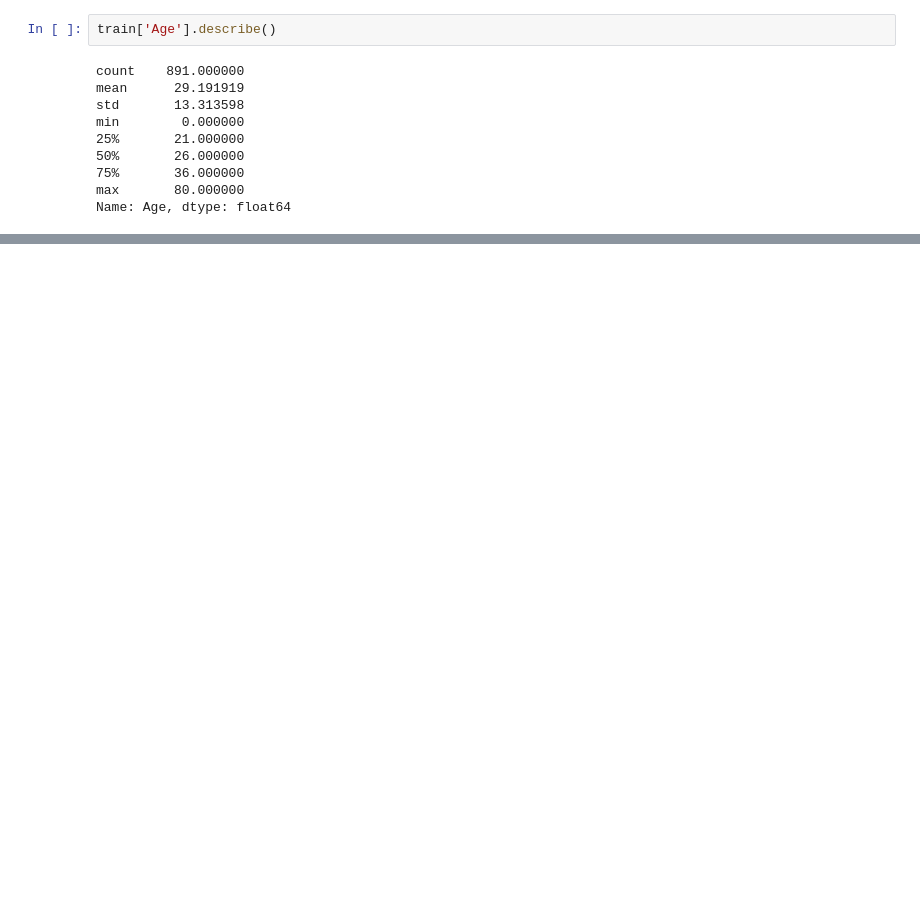
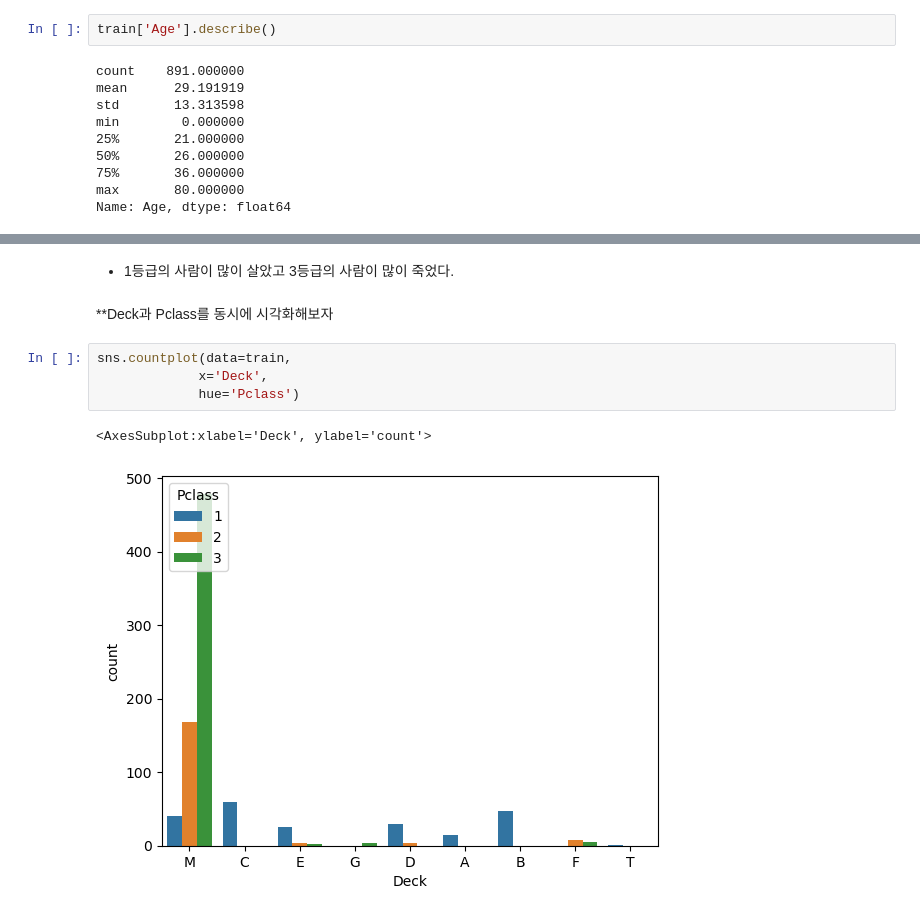
Before and after one commit to HeeeWooon-Jeong/Samrt_Gwangju, a Jupyter notebook: Machinelearning/ex05 kaggle 데이터를 이용한 타이타닉 생존자 예측.ipynb, the cells around one changed output, grey strips where cells are left out. Drawn from its saved outputs; the diff is of its cells as text; blank space fills up the shorter version.

```diff
--- a/Machinelearning/ex05 kaggle 데이터를 이용한 타이타닉 생존자 예측.ipynb
+++ b/Machinelearning/ex05 kaggle 데이터를 이용한 타이타닉 생존자 예측.ipynb
@@ -435,0 +683,11 @@ Name: Age, dtype: float64
+# %% [markdown]
+- 1등급의 사람이 많이 살았고 3등급의 사람이 많이 죽었다.
+# %% [markdown]
+**Deck과 Pclass를 동시에 시각화해보자
+# %%
+sns.countplot(data=train,
+             x='Deck',
+             hue='Pclass')
+# %% [output]
+<AxesSubplot:xlabel='Deck', ylabel='count'>
+[figure, added]
```
Also changed, not shown: parts of 168 cells of this notebook, 2 other files.
